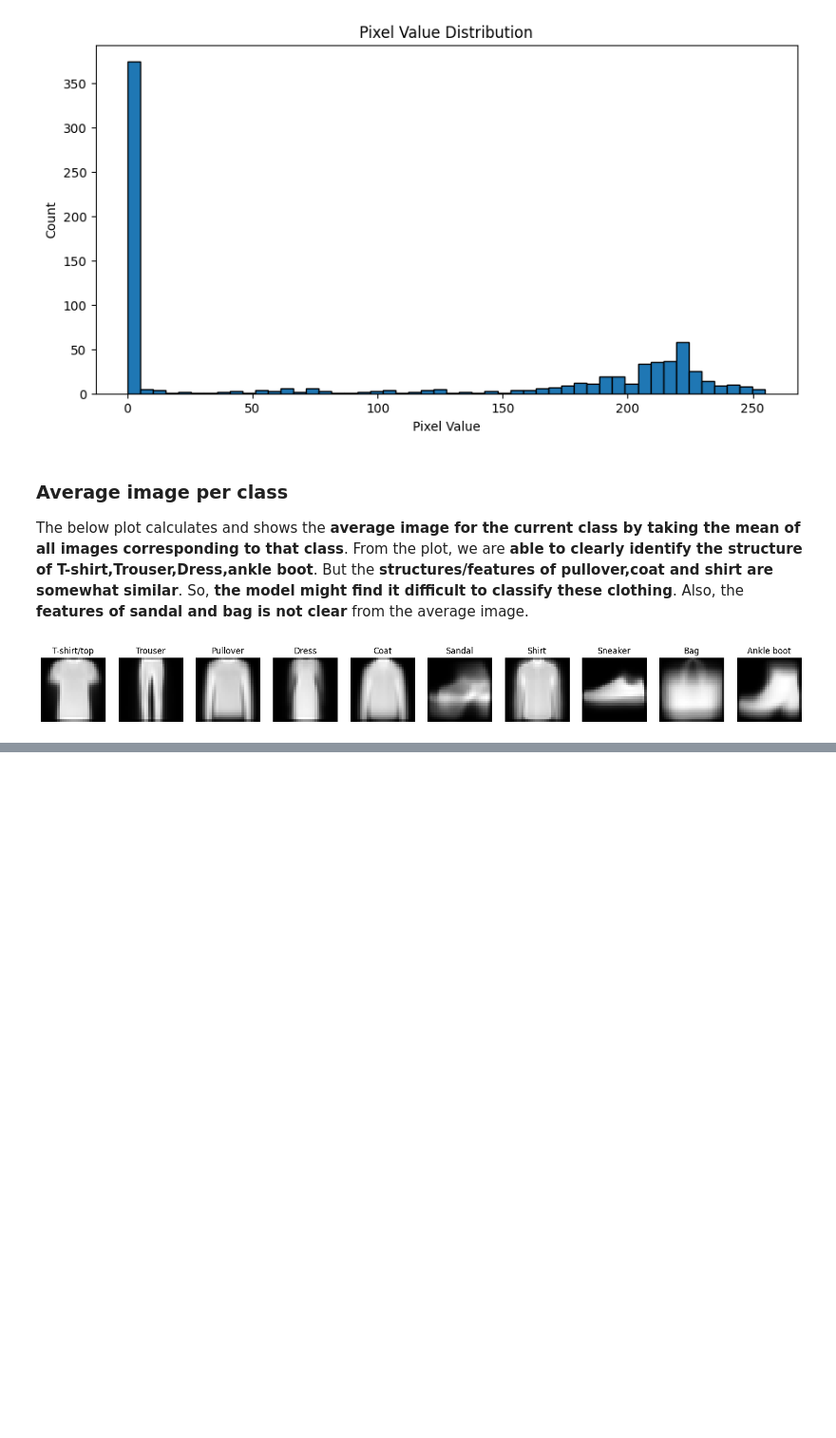
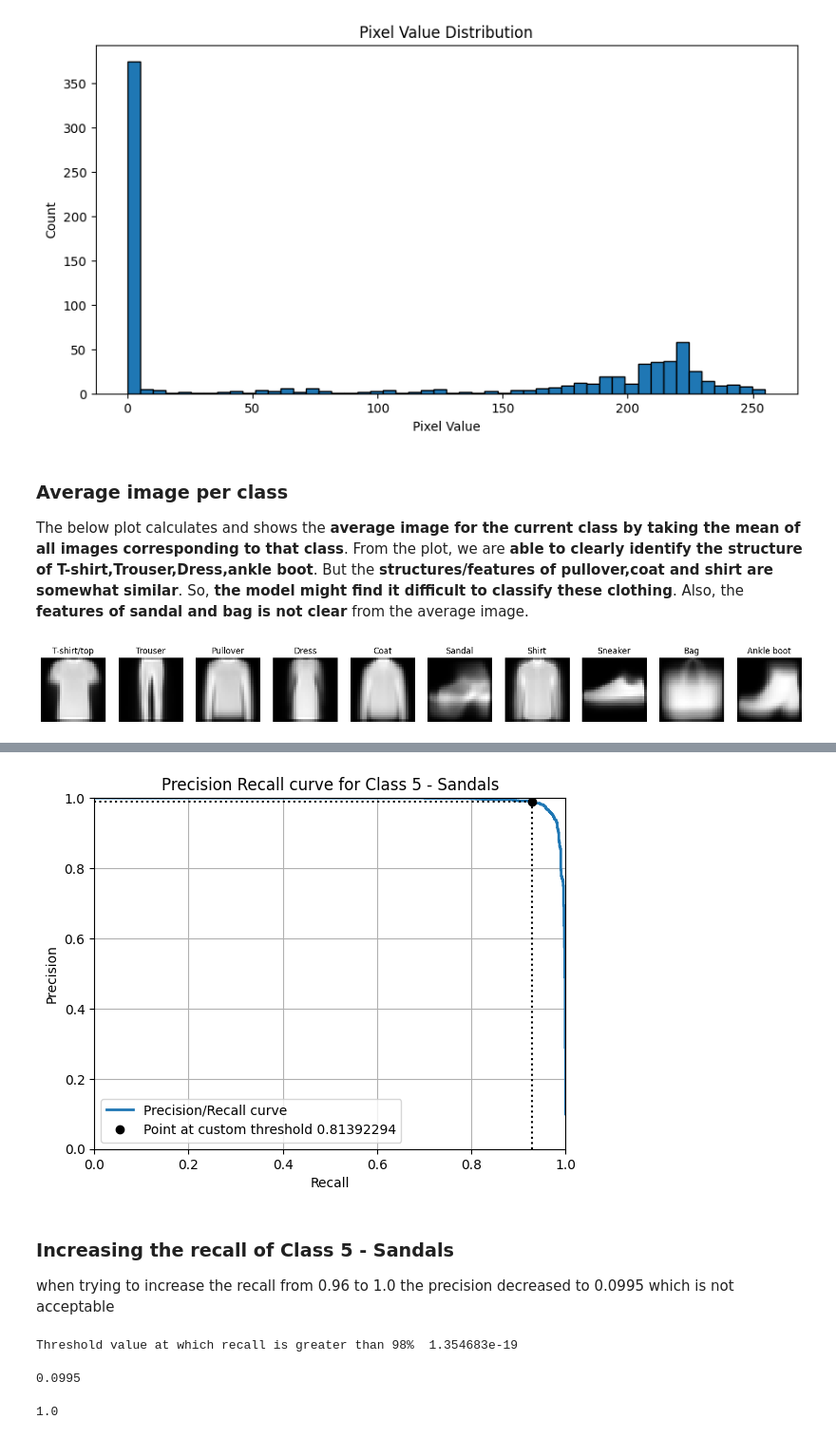
Before and after one commit to hemasree798/CSCN8010-labs, a Jupyter notebook: fMNIST_Dataset_DenseNN.ipynb, the cells around one changed output, grey strips where cells are left out. Shown at 95% size. Drawn from its saved outputs; the diff is of its cells as text; code cells hidden in the pictures; blank space fills up the shorter version.

```diff
--- a/fMNIST_Dataset_DenseNN.ipynb
+++ b/fMNIST_Dataset_DenseNN.ipynb
@@ -150,0 +386,27 @@ plt.show()
+# %%
+# Plotting precision recall curve for Class 5- Sandals at custom threshold
+plt.plot(recalls, precisions, linewidth=2, label="Precision/Recall curve")
+plt.plot([recalls[idx_for_99_precision], recalls[idx_for_99_precision]], [0., precisions[idx_for_99_precision]], "k:")
+plt.plot([0.0, recalls[idx_for_99_precision]], [precisions[idx_for_99_precision], precisions[idx_for_99_precision]], "k:")
+plt.plot([recalls[idx_for_99_precision]], [precisions[idx_for_99_precision]], "ko",
+         label="Point at custom threshold 0.81392294")
+plt.xlabel("Recall")
+plt.ylabel("Precision")
+plt.title("Precision Recall curve for Class 5 - Sandals")
+plt.axis([0, 1, 0, 1])
+plt.grid()
+plt.legend(loc="lower left")
+plt.show()
+# %% [output]
+[figure, added]
+# %% [markdown]
+### Increasing the recall of Class 5 - Sandals
+
+when trying to increase the recall from 0.96 to 1.0 the precision decreased to 0.0995 which is not acceptable
+# %%
+# finding the threshold at which recall is greater than 98%
+idx_for_99_recall = (recalls >= 0.98).argmax()
+threshold_for_99_recall = thresholds[idx_for_99_recall]
+print("Threshold value at which recall is greater than 98% ", threshold_for_99_recall)
+# %% [output]
+Threshold value at which recall is greater than 98%  1.354683e-19
@@ -150,0 +416,10 @@ plt.show()
+# %%
+# recalculating the precision
+precision_score(val_pred_5,val_pred_99_recall)
+# %% [output]
+0.0995
+# %%
+# recalculating the recall
+recall_score(val_pred_5,val_pred_99_recall)
+# %% [output]
+1.0
```
Also changed, not shown: parts of 38 cells of this notebook.
